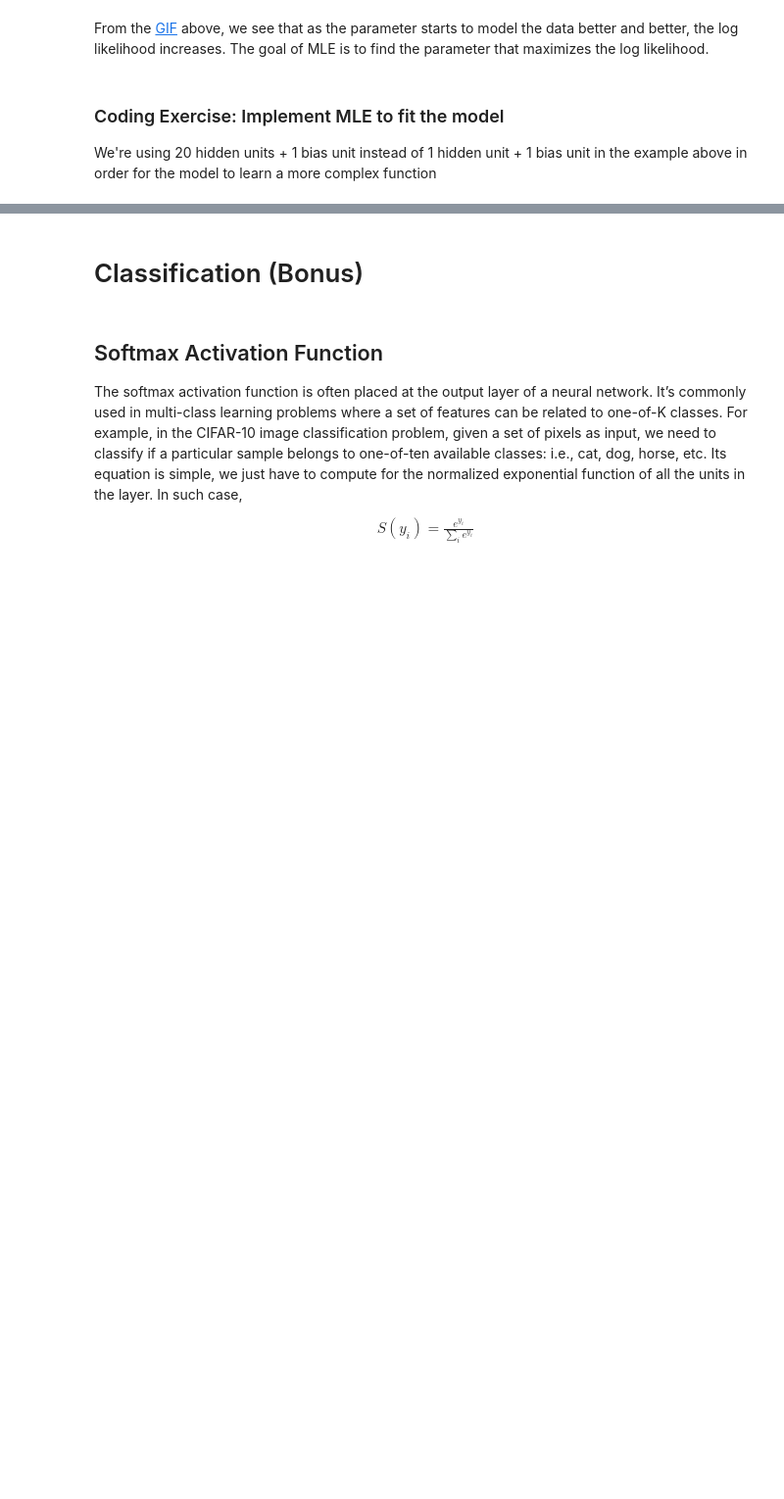
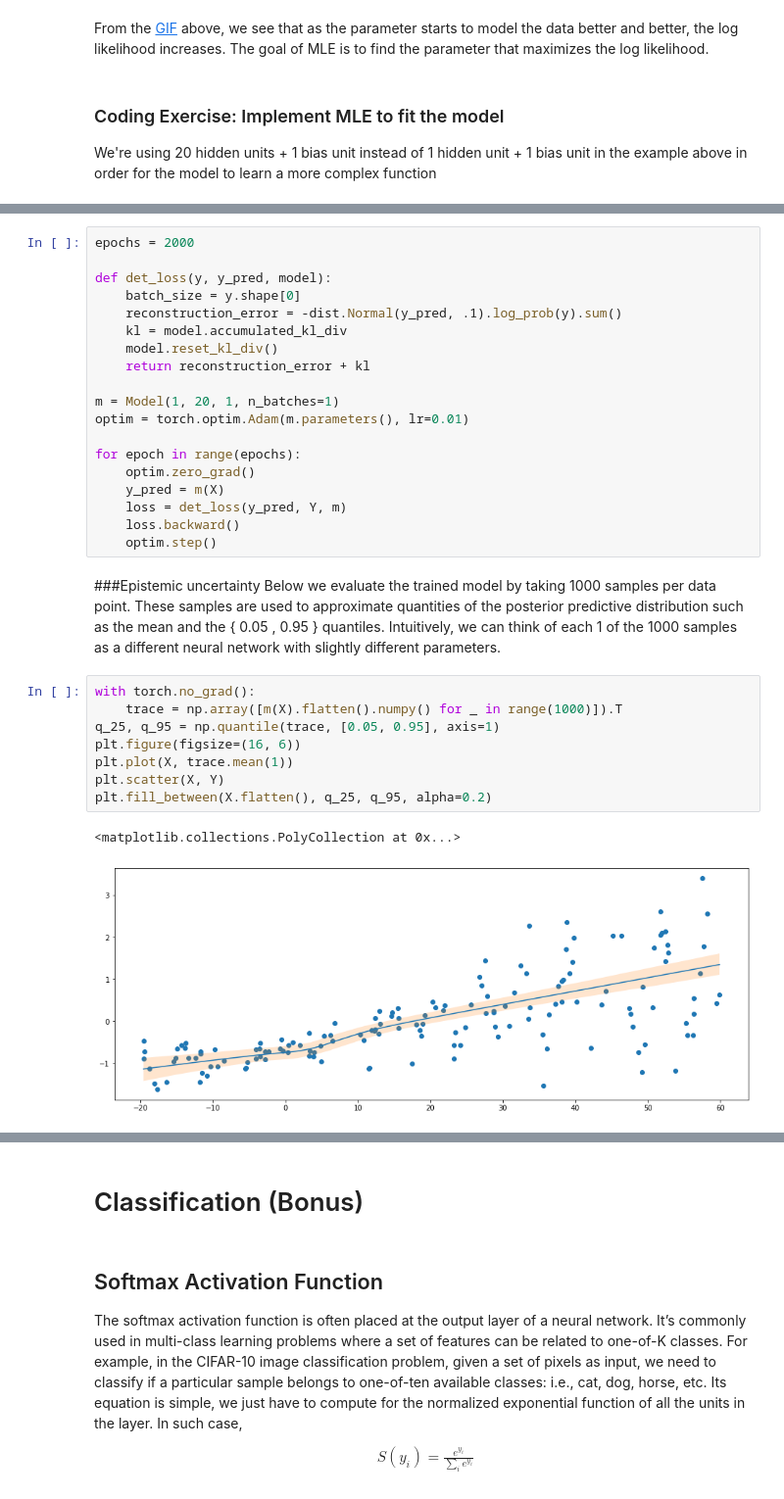
Before and after one commit to YachaySCG/summer_school_2021, a Jupyter notebook: tutorial_day4_bayesian_neural_network.ipynb, the cells around one changed output, grey strips where cells are left out. Shown at 98% size. Cells and saved outputs as stored; diff of their text form; blank space fills up the shorter version.

Commit message:
Modification in Bayesian Neural Network Tutorial

```diff
--- a/tutorial_day4_bayesian_neural_network.ipynb
+++ b/tutorial_day4_bayesian_neural_network.ipynb
@@ -145,0 +468,39 @@ plt.plot(X.detach().numpy(), m(X).detach().numpy(), alpha=1);
+# %%
+epochs = 2000
+
+def det_loss(y, y_pred, model):
+    batch_size = y.shape[0]
+    reconstruction_error = -dist.Normal(y_pred, .1).log_prob(y).sum()
+    kl = model.accumulated_kl_div
+    model.reset_kl_div()
+    return reconstruction_error + kl
+
+m = Model(1, 20, 1, n_batches=1)
+optim = torch.optim.Adam(m.parameters(), lr=0.01)
+
+for epoch in range(epochs):
+    optim.zero_grad()
+    y_pred = m(X)
+    loss = det_loss(y_pred, Y, m)
+    loss.backward()
+    optim.step()
+# %% [markdown]
+###Epistemic uncertainty
+Below we evaluate the trained model by taking 1000 samples per data point. These samples are used to approximate quantities of the posterior predictive distribution such as the mean and the
+{
+0.05
+,
+0.95
+}
+ quantiles. Intuitively, we can think of each 1 of the 1000 samples as a different neural network with slightly different parameters.
+# %%
+with torch.no_grad():
+    trace = np.array([m(X).flatten().numpy() for _ in range(1000)]).T
+q_25, q_95 = np.quantile(trace, [0.05, 0.95], axis=1)
+plt.figure(figsize=(16, 6))
+plt.plot(X, trace.mean(1))
+plt.scatter(X, Y)
+plt.fill_between(X.flatten(), q_25, q_95, alpha=0.2)
+# %% [output]
+<matplotlib.collections.PolyCollection at 0x...>
+[figure, added]
```
Also changed, not shown: parts of 44 cells of this notebook.
